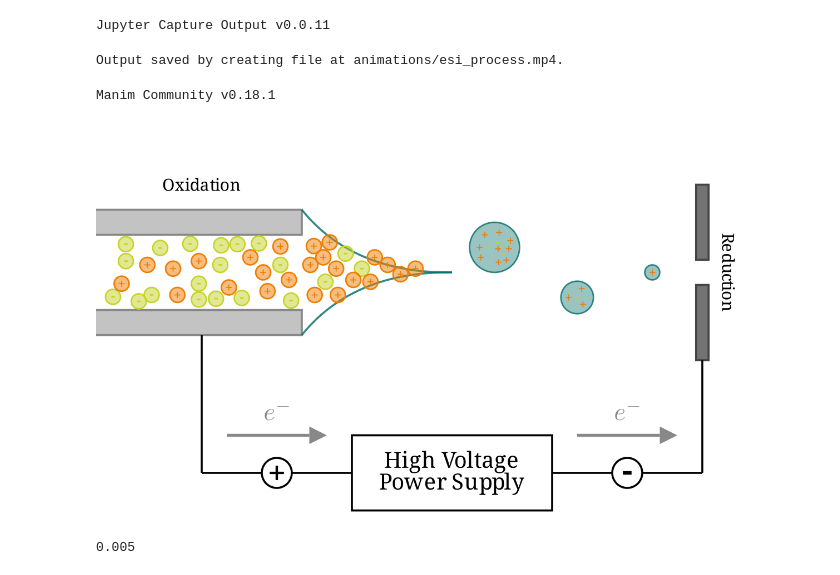
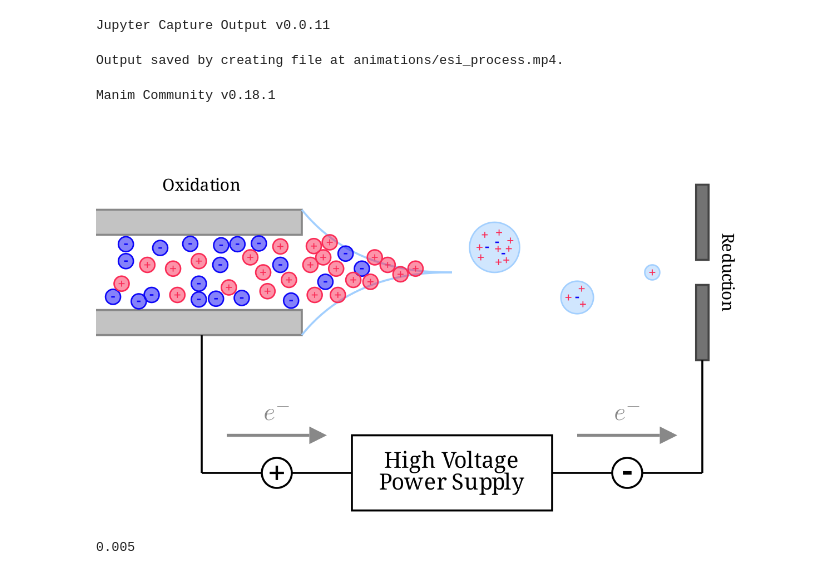
Before and after one commit to CVC97/TIMS-Drift-Tube-Animation, a Jupyter notebook: esi.ipynb, the cells around one changed output. Cells and saved outputs as stored; diff of their text form; code cells hidden in the pictures.

Commit message:
Playing around with colors.

```diff
--- a/esi.ipynb
+++ b/esi.ipynb
@@ -14,3 +11,15 @@ COLOR_ESI_CAPILLARY_EXIT = GRAY
+# %%
+COLOR_TIMS = GRAY
+COLOR_DEFLECTION_PLATE = DARK_GRAY
+COLOR_ESI_CAPILLARY_EXIT = GRAY
+
+# COLOR_1 = "#02066f"                 # darkroyalblue
+COLOR_1 = "#0c06f7"                 # pure blue or smth
+COLOR_2 = "#fa2a55"                 # red pink
+COLOR_3 = "#a2cffe"                 # dark sky blue
+
+COLOR_PLUS = COLOR_2
+COLOR_MINUS = COLOR_1
 # %%
 %%capture_video --path "animations/esi_process.mp4"
 %%manim -qm --fps 60 $video_scene
@@ -32,8 +41,8 @@ class esi_Scene(Scene):
         capillary_descriptor = Text("Oxidation", color = BLACK, font_size = 24).next_to(upper_capillary, UP).shift(3*RIGHT+0.125*UP)
         self.add(upper_capillary, lower_capillary, capillary_descriptor)
 
-        upper_cone = CubicBezier(start_anchor = [-8+5, 2+0.25, 0], start_handle = [-8+5+1, 2+0.5-1.5, 0], end_handle = [0-0.5, 1, 0], end_anchor = [0, 1, 0], color = "#006c66", stroke_opacity = 0.8)
-        lower_cone = CubicBezier(start_anchor = [-8+5, 0-0.25, 0], start_handle = [-8+5+1, 0-0.5+1.5, 0], end_handle = [0-0.5, 1, 0], end_anchor = [0, 1, 0], color = "#006c66", stroke_opacity = 0.8)
+        upper_cone = CubicBezier(start_anchor = [-8+5, 2+0.25, 0], start_handle = [-8+5+1, 2+0.5-1.5, 0], end_handle = [0-0.5, 1, 0], end_anchor = [0, 1, 0], color = COLOR_3, stroke_opacity = 1)
+        lower_cone = CubicBezier(start_anchor = [-8+5, 0-0.25, 0], start_handle = [-8+5+1, 0-0.5+1.5, 0], end_handle = [0-0.5, 1, 0], end_anchor = [0, 1, 0], color = COLOR_3, stroke_opacity = 1)
         self.add(upper_cone, lower_cone)
 
         # Power Supply
@@ -63,15 +72,15 @@ class esi_Scene(Scene):
 
         # plus charge
         def get_plus(pos):
-            plus_circle = Circle(radius = 0.15, color = "#ef7c00", fill_color = "#ef7c00", fill_opacity = 0.5, stroke_width = 3).move_to(esi_ax.c2p(*pos))
-            esi_ax_plus = Text(r"+", weight = BOLD, color = "#ef7c00", font_size = 20).move_to(esi_ax.c2p(*pos))
+            plus_circle = Circle(radius = 0.15, color = COLOR_2, fill_color = COLOR_2, fill_opacity = 0.5, stroke_width = 3).move_to(esi_ax.c2p(*pos))
+            esi_ax_plus = Text(r"+", weight = BOLD, color = COLOR_PLUS, font_size = 20).move_to(esi_ax.c2p(*pos))
             return VGroup(plus_circle, esi_ax_plus)
 
 
         # plus charge
         def get_minus(pos):
-            plus_circle = Circle(radius = 0.15, color = "#c6d325", fill_color = "#c6d325", fill_opacity = 0.5, stroke_width = 3).move_to(esi_ax.c2p(*pos))
-            esi_ax_plus = Text(r"-", weight = BOLD, color = "#c6d325", font_size = 20).move_to(esi_ax.c2p(*pos))
+            plus_circle = Circle(radius = 0.15, color = COLOR_1, fill_color = COLOR_1, fill_opacity = 0.5, stroke_width = 3).move_to(esi_ax.c2p(*pos))
+            esi_ax_plus = Text(r"-", weight = BOLD, color = COLOR_MINUS, font_size = 20).move_to(esi_ax.c2p(*pos))
             return VGroup(plus_circle, esi_ax_plus)
 
 
@@ -127,54 +136,54 @@ class esi_Scene(Scene):
 
 
         for minus_charge_pos in minus_charge_list:
             self.add(get_minus(minus_charge_pos))
 
         for plus_charge_pos in plus_charge_list:
             self.add(get_plus(plus_charge_pos))
 
 
         def get_big_droplet(pos):
-            droplet = Circle(radius = 0.5, color = "#006c66", fill_color = "#006c66", stroke_opacity = 0.8, fill_opacity = 0.4, stroke_width = 3).move_to(pos)
-            droplet_plus_1 = Text(r"+", weight = BOLD, color = "#ef7c00", font_size = 20).move_to(np.array(pos) + np.array([0.07, -0.03, 0]))
-            droplet_plus_2 = Text(r"+", weight = BOLD, color = "#ef7c00", font_size = 20).move_to(np.array(pos) + np.array([0.235, -0.255, 0]))
-            droplet_plus_3 = Text(r"+", weight = BOLD, color = "#ef7c00", font_size = 20).move_to(np.array(pos) + np.array([-0.195, 0.25, 0]))
-            droplet_plus_4 = Text(r"+", weight = BOLD, color = "#ef7c00", font_size = 20).move_to(np.array(pos) + np.array([-0.3, 0, 0]))
-            droplet_plus_5 = Text(r"+", weight = BOLD, color = "#ef7c00", font_size = 20).move_to(np.array(pos) + np.array([0.08, -0.295, 0]))
-            droplet_plus_6 = Text(r"+", weight = BOLD, color = "#ef7c00", font_size = 20).move_to(np.array(pos) + np.array([0.285, -0.027, 0]))
-            droplet_plus_7 = Text(r"+", weight = BOLD, color = "#ef7c00", font_size = 20).move_to(np.array(pos) + np.array([0.09, 0.295, 0]))
-            droplet_plus_8 = Text(r"+", weight = BOLD, color = "#ef7c00", font_size = 20).move_to(np.array(pos) + np.array([0.315, 0.135, 0]))
-            droplet_plus_9 = Text(r"+", weight = BOLD, color = "#ef7c00", font_size = 20).move_to(np.array(pos) + np.array([-0.275, -0.2, 0]))
-            doplet_minus_1 = Text(r"-", weight = BOLD, color = "#c6d325", font_size = 20).move_to(np.array(pos) + np.array([-0.15, 0, 0]))
-            doplet_minus_2 = Text(r"-", weight = BOLD, color = "#c6d325", font_size = 20).move_to(np.array(pos) + np.array([0.175, -0.125, 0]))
-            doplet_minus_3 = Text(r"-", weight = BOLD, color = "#c6d325", font_size = 20).move_to(np.array(pos) + np.array([0.05, 0.1, 0]))
+            droplet = Circle(radius = 0.5, color = COLOR_3, fill_color = COLOR_3, stroke_opacity = 1, fill_opacity = 0.5, stroke_width = 3).move_to(pos)
+            droplet_plus_1 = Text(r"+", weight = BOLD, color = COLOR_PLUS, font_size = 20).move_to(np.array(pos) + np.array([0.07, -0.03, 0]))
+            droplet_plus_2 = Text(r"+", weight = BOLD, color = COLOR_PLUS, font_size = 20).move_to(np.array(pos) + np.array([0.235, -0.255, 0]))
+            droplet_plus_3 = Text(r"+", weight = BOLD, color = COLOR_PLUS, font_size = 20).move_to(np.array(pos) + np.array([-0.195, 0.25, 0]))
+            droplet_plus_4 = Text(r"+", weight = BOLD, color = COLOR_PLUS, font_size = 20).move_to(np.array(pos) + np.array([-0.3, 0, 0]))
+            droplet_plus_5 = Text(r"+", weight = BOLD, color = COLOR_PLUS, font_size = 20).move_to(np.array(pos) + np.array([0.08, -0.295, 0]))
+            droplet_plus_6 = Text(r"+", weight = BOLD, color = COLOR_PLUS, font_size = 20).move_to(np.array(pos) + np.array([0.285, -0.027, 0]))
+            droplet_plus_7 = Text(r"+", weight = BOLD, color = COLOR_PLUS, font_size = 20).move_to(np.array(pos) + np.array([0.09, 0.295, 0]))
+            droplet_plus_8 = Text(r"+", weight = BOLD, color = COLOR_PLUS, font_size = 20).move_to(np.array(pos) + np.array([0.315, 0.135, 0]))
+            droplet_plus_9 = Text(r"+", weight = BOLD, color = COLOR_PLUS, font_size = 20).move_to(np.array(pos) + np.array([-0.275, -0.2, 0]))
+            doplet_minus_1 = Text(r"-", weight = BOLD, color = COLOR_MINUS, font_size = 20).move_to(np.array(pos) + np.array([-0.15, 0, 0]))
+            doplet_minus_2 = Text(r"-", weight = BOLD, color = COLOR_MINUS, font_size = 20).move_to(np.array(pos) + np.array([0.175, -0.125, 0]))
+            doplet_minus_3 = Text(r"-", weight = BOLD, color = COLOR_MINUS, font_size = 20).move_to(np.array(pos) + np.array([0.05, 0.1, 0]))
             return VGroup(droplet,
                 droplet_plus_1, droplet_plus_2, droplet_plus_3, droplet_plus_4, droplet_plus_5, droplet_plus_6, droplet_plus_7, droplet_plus_8, droplet_plus_9,
                 doplet_minus_1, doplet_minus_2, doplet_minus_3)
 
 
         def get_medium_droplet(pos):
-            droplet = Circle(radius = 0.325, color = "#006c66", fill_color = "#006c66", stroke_opacity = 0.8, fill_opacity = 0.4, stroke_width = 3).move_to(pos)
-            droplet_plus_1 = Text(r"+", weight = BOLD, color = "#ef7c00", font_size = 20).move_to(np.array(pos) + np.array([0.09, 0.175, 0]))
-            droplet_plus_2 = Text(r"+", weight = BOLD, color = "#ef7c00", font_size = 20).move_to(np.array(pos) + np.array([0.115, -0.135, 0]))
-            droplet_plus_3 = Text(r"+", weight = BOLD, color = "#ef7c00", font_size = 20).move_to(np.array(pos) + np.array([-0.175, 0, 0]))
-            doplet_minus_1 = Text(r"-", weight = BOLD, color = "#c6d325", font_size = 20).move_to(np.array(pos))
+            droplet = Circle(radius = 0.325, color = COLOR_3, fill_color = COLOR_3, stroke_opacity = 1, fill_opacity = 0.5, stroke_width = 3).move_to(pos)
+            droplet_plus_1 = Text(r"+", weight = BOLD, color = COLOR_PLUS, font_size = 20).move_to(np.array(pos) + np.array([0.09, 0.175, 0]))
+            droplet_plus_2 = Text(r"+", weight = BOLD, color = COLOR_PLUS, font_size = 20).move_to(np.array(pos) + np.array([0.115, -0.135, 0]))
+            droplet_plus_3 = Text(r"+", weight = BOLD, color = COLOR_PLUS, font_size = 20).move_to(np.array(pos) + np.array([-0.175, 0, 0]))
+            doplet_minus_1 = Text(r"-", weight = BOLD, color = COLOR_MINUS, font_size = 20).move_to(np.array(pos))
             return VGroup(droplet, droplet_plus_1, droplet_plus_2, droplet_plus_3, doplet_minus_1)
 
 
         def get_small_droplet(pos):
-            droplet = Circle(radius = 0.15, color = "#006c66", fill_color = "#006c66", stroke_opacity = 0.8, fill_opacity = 0.4, stroke_width = 3).move_to(pos)
-            droplet_plus_1 = Text(r"+", weight = BOLD, color = "#ef7c00", font_size = 20).move_to(pos)
+            droplet = Circle(radius = 0.15, color = COLOR_3, fill_color = COLOR_3, stroke_opacity = 1, fill_opacity = 0.5, stroke_width = 3).move_to(pos)
+            droplet_plus_1 = Text(r"+", weight = BOLD, color = COLOR_PLUS, font_size = 20).move_to(pos)
             return VGroup(droplet, droplet_plus_1)
 
 
         big_droplet_1 = get_big_droplet([0.85, 1.5, 0])
         medium_droplet_1 = get_medium_droplet([2.5, 0.5, 0])
         small_droplet_1 = get_small_droplet([4, 1, 0])
         self.add(big_droplet_1, medium_droplet_1, small_droplet_1)
 # %% [output]
 Output saved by creating file at animations/esi_process.mp4.
 Manim Community v0.18.1
-[figure, old version]
+[figure, new version]
 # %%
 0.99*0.005 / (0.99*0.005 + 0.99*0.995)
 # %% [output]
```
Also changed, not shown: parts of 2 cells of this notebook, 1 other file.
